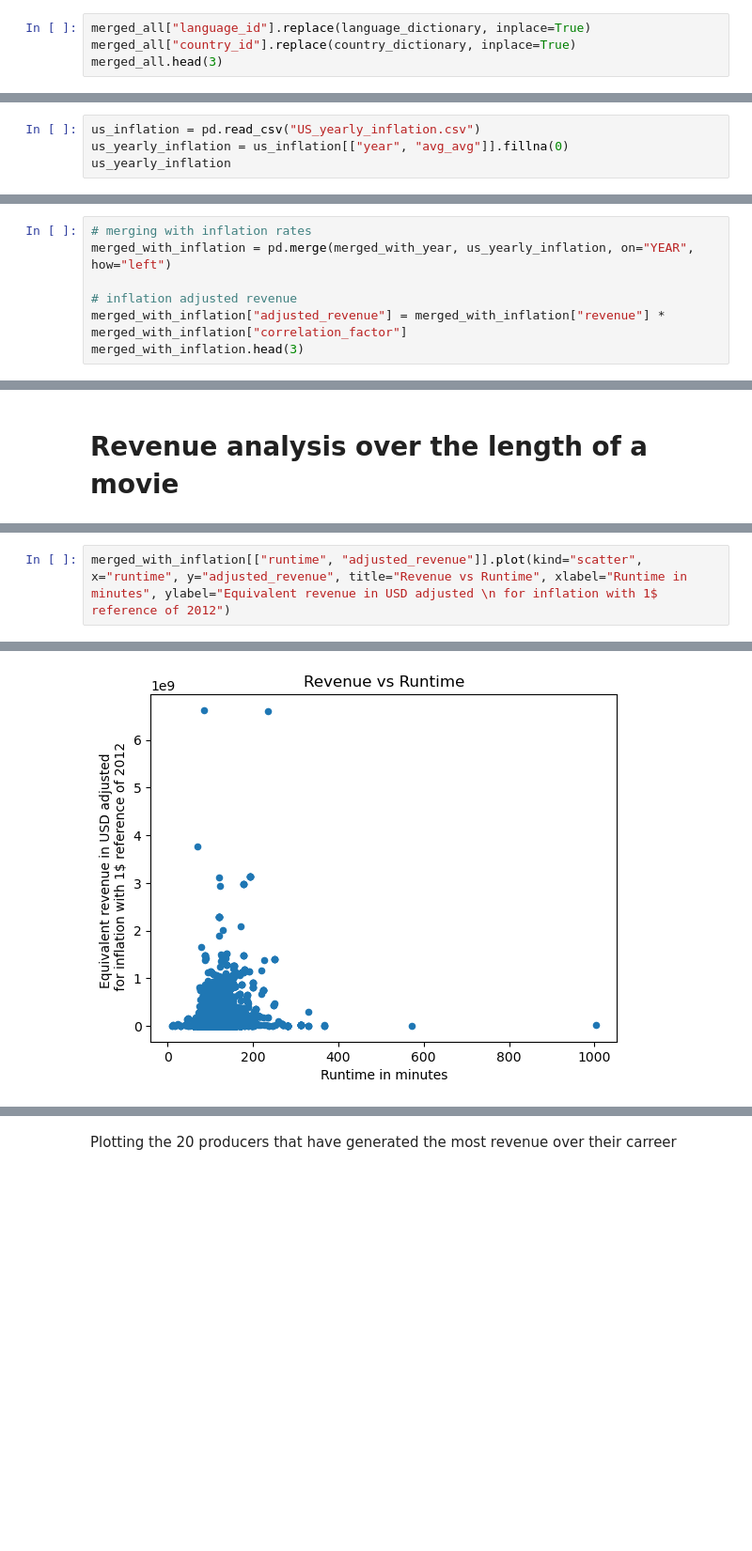
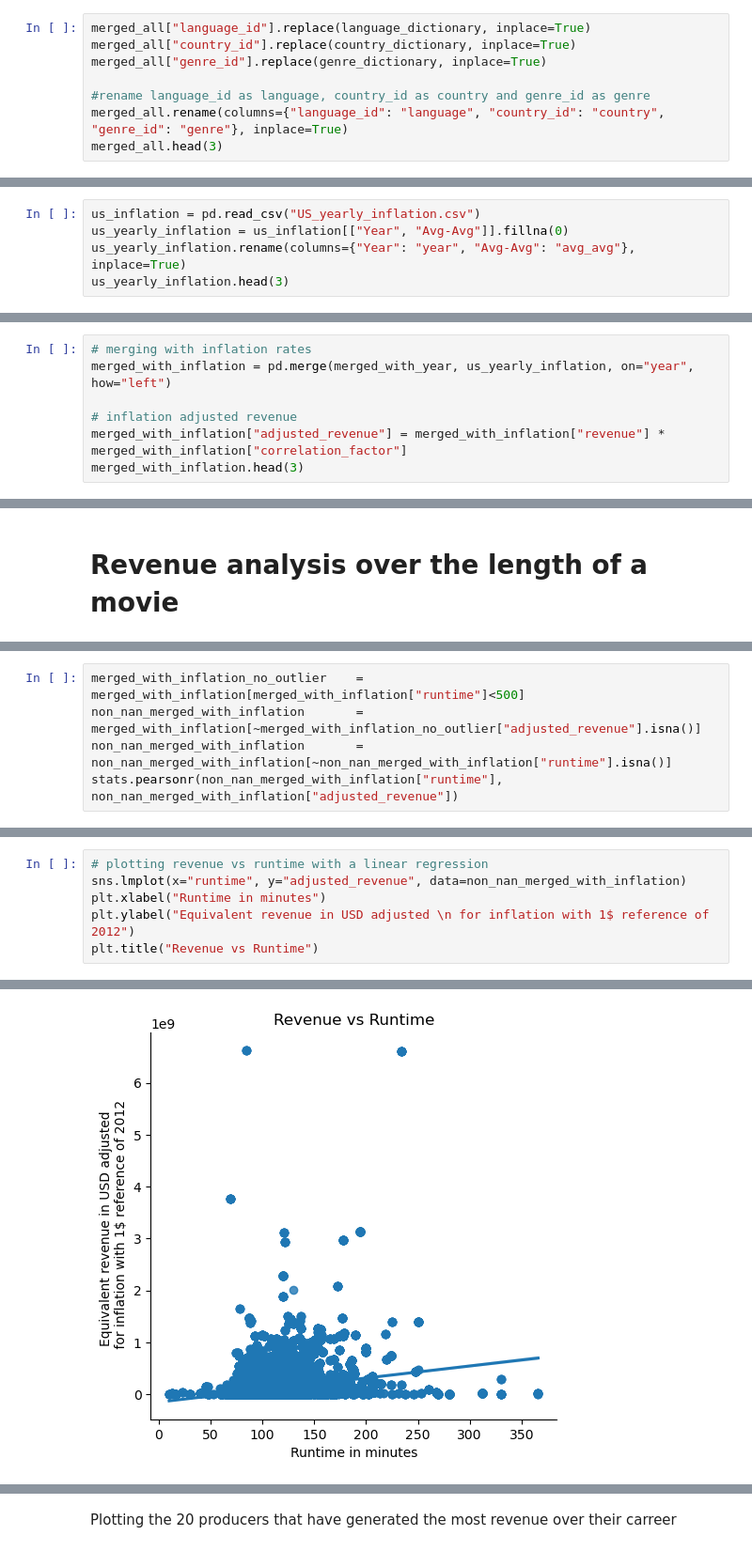
Before and after one commit to epfl-ada/ada-2023-project-dataexplorers, a Jupyter notebook: small_features.ipynb, the cells around one changed output, grey strips where cells are left out. Shown at 94% size. Drawn from its saved outputs; the diff is of its cells as text; blank space fills up the shorter version.

```diff
--- a/small_features.ipynb
+++ b/small_features.ipynb
@@ -244,5 +167,9 @@ We can also replace the language and country ids by their corresponding values
 # %%
 merged_all["language_id"].replace(language_dictionary, inplace=True)
 merged_all["country_id"].replace(country_dictionary, inplace=True)
+merged_all["genre_id"].replace(genre_dictionary, inplace=True)
+
+#rename language_id as language, country_id as country and genre_id as genre
+merged_all.rename(columns={"language_id": "language", "country_id": "country", "genre_id": "genre"}, inplace=True)
 merged_all.head(3)
 # %% [output]
@@ -279,6 +197,7 @@ English is with no surprise the most used language
 ## Adjusting for inflation
 # %%
 us_inflation = pd.read_csv("US_yearly_inflation.csv")
-us_yearly_inflation = us_inflation[["year", "avg_avg"]].fillna(0)
-us_yearly_inflation
+us_yearly_inflation = us_inflation[["Year", "Avg-Avg"]].fillna(0)
+us_yearly_inflation.rename(columns={"Year": "year", "Avg-Avg": "avg_avg"}, inplace=True)
+us_yearly_inflation.head(3)
 # %% [output]
@@ -354,7 +252,7 @@ Name: count, dtype: int64
 merged_with_year["year"] = pd.to_numeric(merged_with_year["year"])
 # %%
 # merging with inflation rates
-merged_with_inflation = pd.merge(merged_with_year, us_yearly_inflation, on="YEAR", how="left")
+merged_with_inflation = pd.merge(merged_with_year, us_yearly_inflation, on="year", how="left")
 
 # inflation adjusted revenue
 merged_with_inflation["adjusted_revenue"] = merged_with_inflation["revenue"] * merged_with_inflation["correlation_factor"]
@@ -434,0 +323,5 @@ merged_with_inflation[merged_with_inflation["runtime"]>=900].head(5)
+# %%
+merged_with_inflation_no_outlier    = merged_with_inflation[merged_with_inflation["runtime"]<500]
+non_nan_merged_with_inflation       = merged_with_inflation[~merged_with_inflation_no_outlier["adjusted_revenue"].isna()]
+non_nan_merged_with_inflation       = non_nan_merged_with_inflation[~non_nan_merged_with_inflation["runtime"].isna()]
+stats.pearsonr(non_nan_merged_with_inflation["runtime"], non_nan_merged_with_inflation["adjusted_revenue"])
@@ -435,3 +332,7 @@ merged_with_inflation[merged_with_inflation["runtime"]>=900].head(5)
 # %%
-merged_with_inflation[["runtime", "adjusted_revenue"]].plot(kind="scatter", x="runtime", y="adjusted_revenue", title="Revenue vs Runtime", xlabel="Runtime in minutes", ylabel="Equivalent revenue in USD adjusted \n for inflation with 1$ reference of 2012")
+# plotting revenue vs runtime with a linear regression
+sns.lmplot(x="runtime", y="adjusted_revenue", data=non_nan_merged_with_inflation)
+plt.xlabel("Runtime in minutes")
+plt.ylabel("Equivalent revenue in USD adjusted \n for inflation with 1$ reference of 2012")
+plt.title("Revenue vs Runtime")
 # %% [output]
@@ -439 +340 @@ merged_with_inflation[["runtime", "adjusted_revenue"]].plot(kind="scatter", x="r
-[figure, old version]
+[figure, new version]
```
Also changed, not shown: parts of 40 cells of this notebook.
